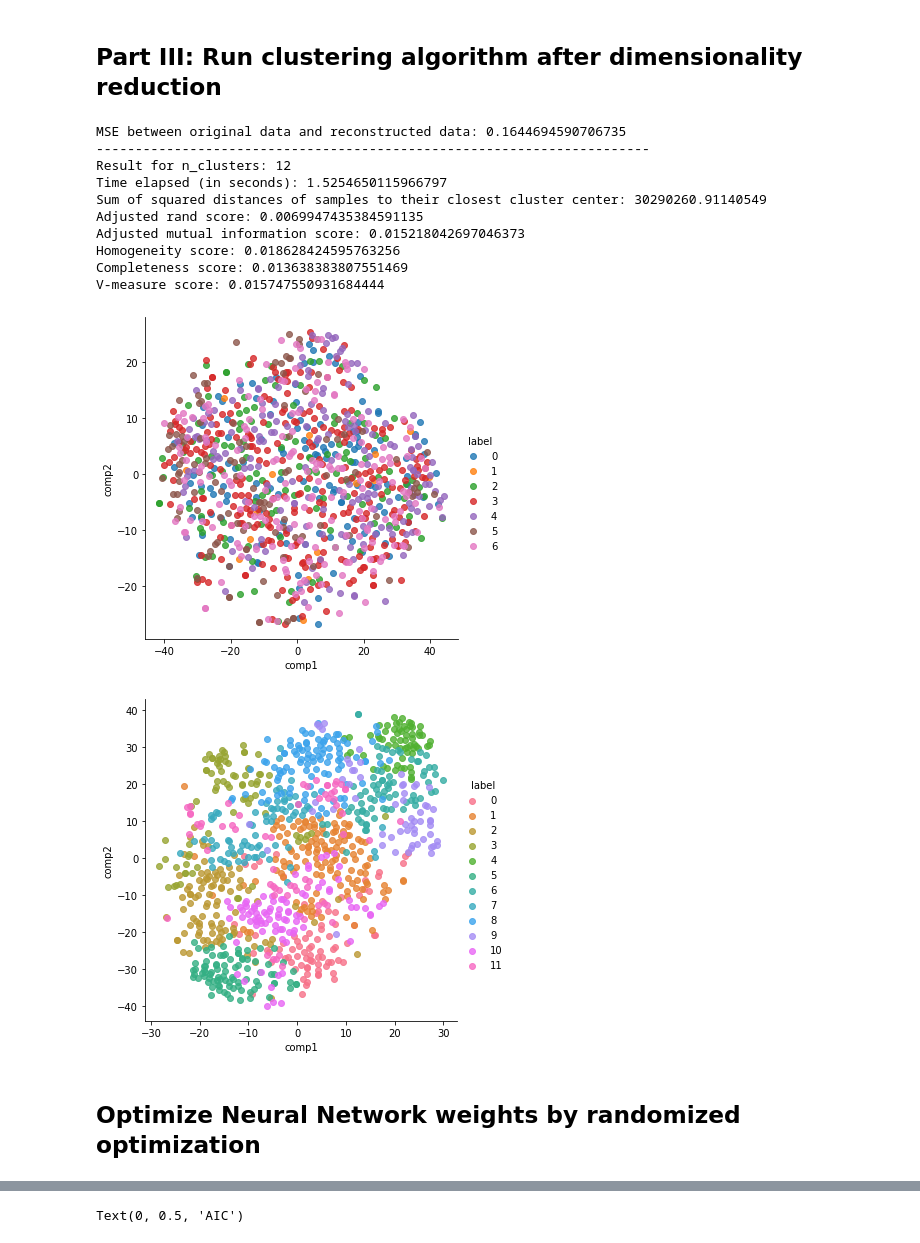
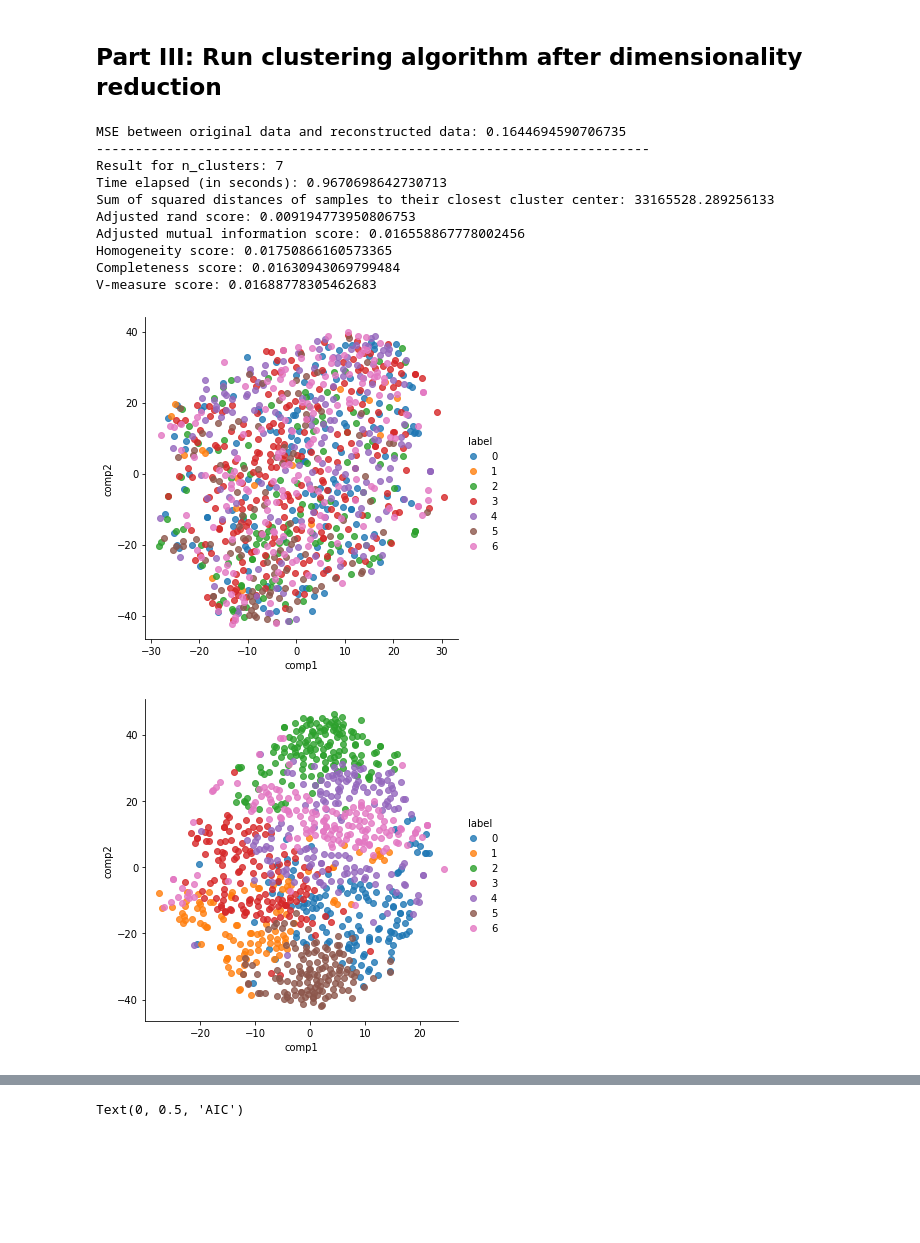
Before and after one commit to yujing1004/cs7641, a Jupyter notebook: assignment3/unsupervised_learning.ipynb, the cells around one changed output, grey strips where cells are left out. Drawn from its saved outputs; the diff is of its cells as text; code cells hidden in the pictures; blank space fills up the shorter version.

```diff
--- a/assignment3/unsupervised_learning.ipynb
+++ b/assignment3/unsupervised_learning.ipynb
@@ -106,17 +112,21 @@ def run_clustering_algorithm(clustering_algorithm, n_clusters, train_X):
                 aics.append(aic)
                 bics.append(bic)
         if clustering_algorithm == 'k_means':
+            plt.figure(random.randint(0, 10000))
             plt.plot(n_clusters, sses)
             plt.title('Sum of squared distances of samples to their closest cluster center')
             plt.xlabel('k')
             plt.ylabel('Sum Squared Error')
+            plt.show()
         elif clustering_algorithm == 'em':
+            plt.figure(random.randint(0, 10000))
             plt.plot(n_clusters, aics, label='AIC')
             plt.plot(n_clusters, bics, label='BIC')
             plt.legend(loc='lower right')
             plt.title('AIC or BIC v.s. k')
             plt.xlabel('k')
             plt.ylabel('AIC or BIC')
+            plt.show()
     else:
         raise ValueError('Invalid argument n_clusters: {}. Only int or list of int supported!'.format(n_clusters))
     return clustering_model
@@ -146,6 +156,7 @@ def clustering_all_in_one(clustering_algorithm, n_clusters, train_X):
     df_tsne = pd.DataFrame(embedded_X, columns=['comp1', 'comp2'])
     df_tsne['label'] = sampled_y
     sns.lmplot(x='comp1', y='comp2', data=df_tsne, hue='label', fit_reg=False)
+    return pred_y, clustering_model
 
 clustering_all_in_one(clustering_algorithm, n_clusters, train_X)
 # %% [output]
@@ -193,7 +206,7 @@ def dr_all_in_one(dr_algorithm, n_components, train_X, train_y):
     df_tsne['label'] = sampled_y
     sns.lmplot(x='comp1', y='comp2', data=df_tsne, hue='label', fit_reg=False)
 
-    return reduced_X
+    return reduced_X, dr_model
 
 dr_all_in_one(dr_algorithm, n_components, train_X, train_y)
 # %% [output]
@@ -223,22 +237,20 @@ n_components = 50
 # Clustering settings
 clustering_algorithm = 'k_means'
 assert clustering_algorithm in {'k_means', 'em'}
-n_clusters = 12  # Set to an integer (discovered best n_clusters) or a list of integers (to discover best n_clusters)
+n_clusters = 7  # Set to an integer (discovered best n_clusters) or a list (to discover best n_clusters)
 # %%
-reduced_X = dr_all_in_one(dr_algorithm, n_components, train_X, train_y)
+reduced_X, _ = dr_all_in_one(dr_algorithm, n_components, train_X, train_y)
 clustering_all_in_one(clustering_algorithm, n_clusters, reduced_X)
 # %% [output]
 MSE between original data and reconstructed data: 0.1644694590706735
 -----------------------------------------------------------------------
-Result for n_clusters: 12
-Time elapsed (in seconds): 1.5254650115966797
-Sum of squared distances of samples to their closest cluster center: 30290260.91140549
-Adjusted rand score: 0.0069947435384591135
-Adjusted mutual information score: 0.015218042697046373
-Homogeneity score: 0.018628424595763256
-Completeness score: 0.013638383807551469
-V-measure score: 0.015747550931684444
+Result for n_clusters: 7
+Time elapsed (in seconds): 0.9670698642730713
+Sum of squared distances of samples to their closest cluster center: 33165528.289256133
+Adjusted rand score: 0.009194773950806753
+Adjusted mutual information score: 0.016558867778002456
+Homogeneity score: 0.01750866160573365
+Completeness score: 0.01630943069799484
+V-measure score: 0.01688778305462683
-[figure, old version]
+[figure, new version]
-[figure, old version]
+[figure, new version]
-# %% [markdown]
-## Optimize Neural Network weights by randomized optimization
```
Also changed, not shown: parts of 19 cells of this notebook.
